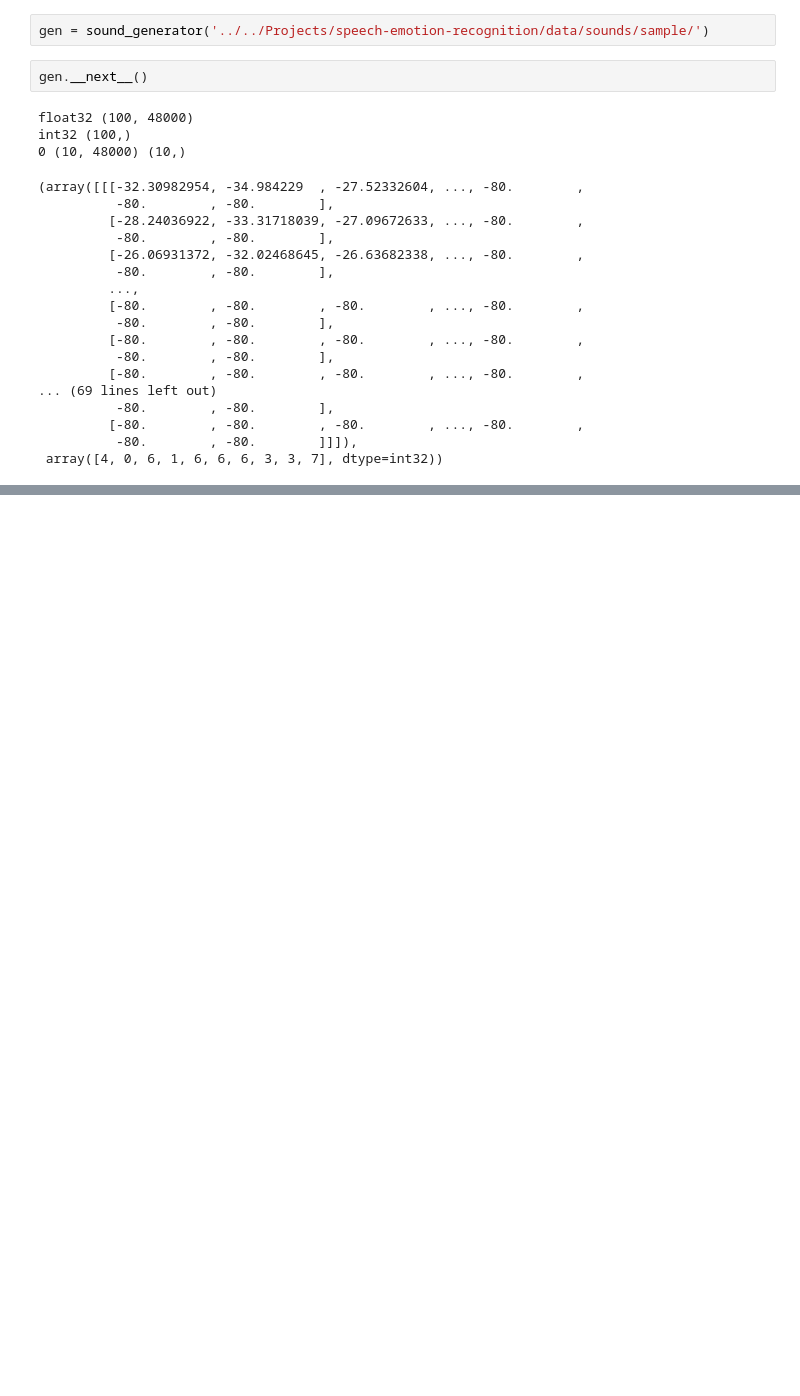
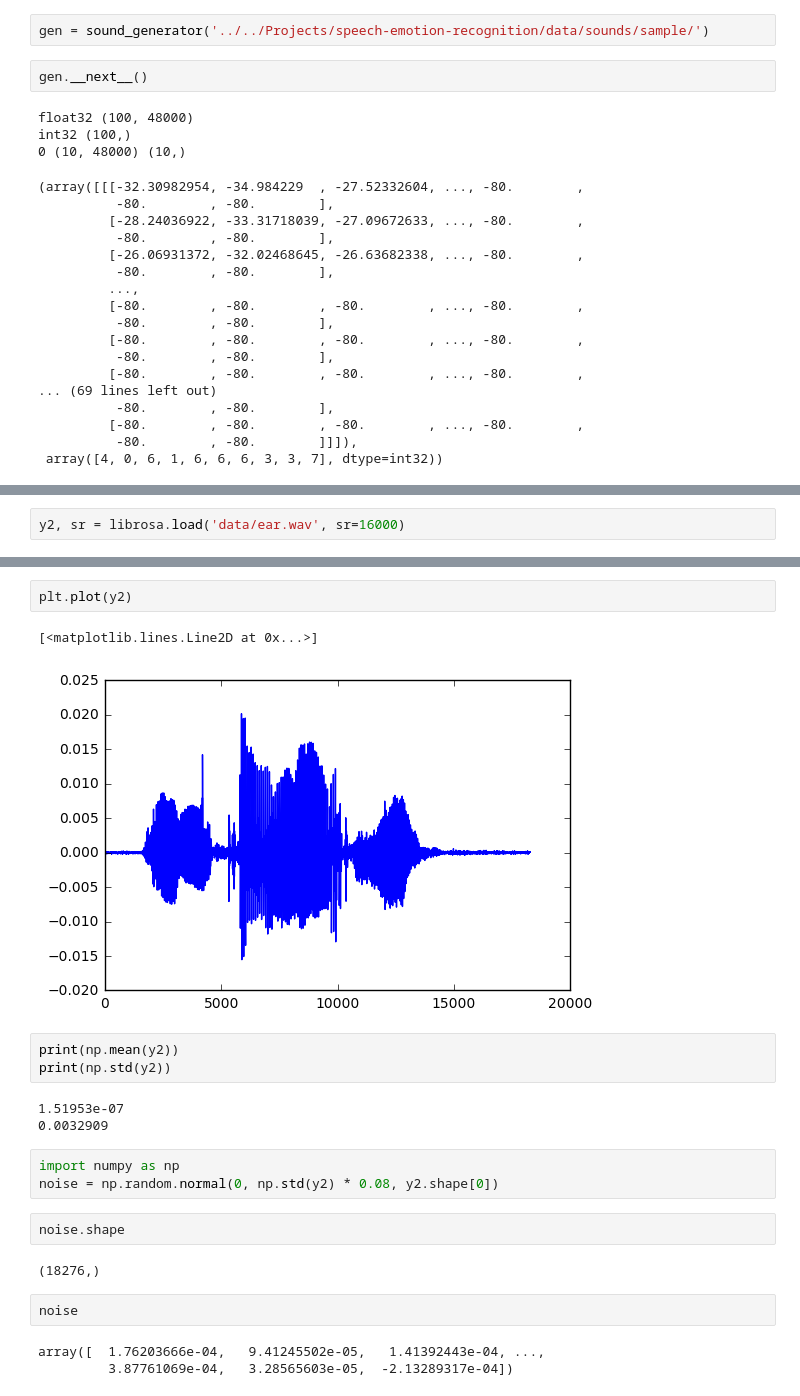
Before and after one commit to aidiary/notebooks, a Jupyter notebook: keras/171024-my-generator.ipynb, the cells around one changed output, grey strips where cells are left out. Drawn from its saved outputs; the diff is of its cells as text; blank space fills up the shorter version.

```diff
--- a/keras/171024-my-generator.ipynb
+++ b/keras/171024-my-generator.ipynb
@@ -178,0 +195,2 @@ int32 (100,)
+# %%
+y2, sr = librosa.load('data/ear.wav', sr=16000)
@@ -178,0 +215,23 @@ int32 (100,)
+# %%
+plt.plot(y2)
+# %% [output]
+[<matplotlib.lines.Line2D at 0x...>]
+[figure, added]
+# %%
+print(np.mean(y2))
+print(np.std(y2))
+# %% [output]
+1.51953e-07
+0.0032909
+# %%
+import numpy as np
+noise = np.random.normal(0, np.std(y2) * 0.08, y2.shape[0])
+# %%
+noise.shape
+# %% [output]
+(18276,)
+# %%
+noise
+# %% [output]
+array([  1.76203666e-04,   9.41245502e-05,   1.41392443e-04, ...,
+         3.87761069e-04,   3.28565603e-05,  -2.13289317e-04])
```
Also changed, not shown: parts of 14 cells of this notebook.
